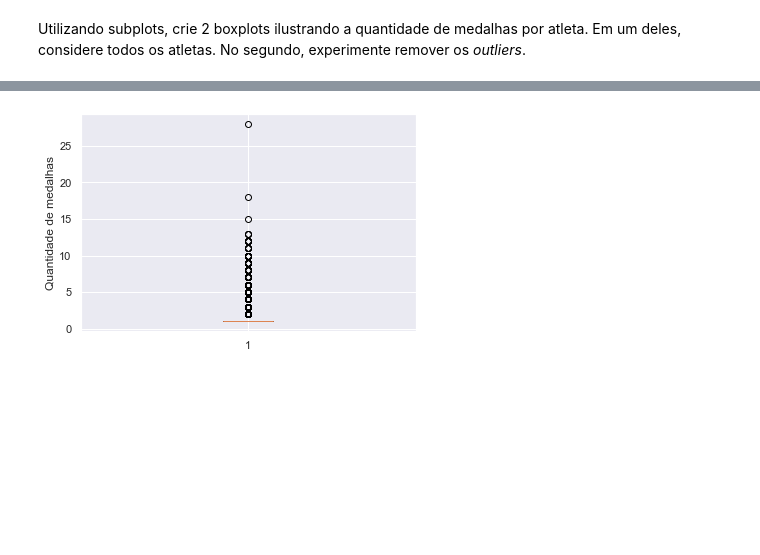
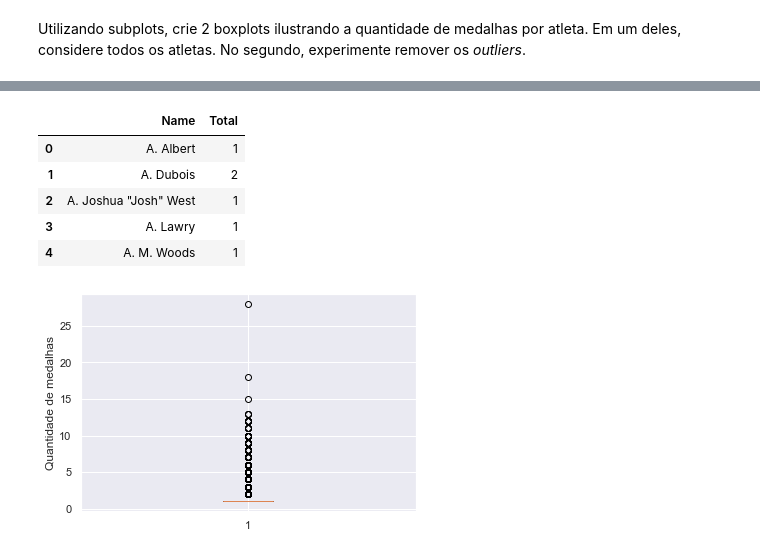
Before and after one commit to pedrobsantana/Projeto-II-Olimpiadas, a Jupyter notebook: Projeto - Dataviz - ADELAIDE.ipynb, the cells around one changed output, grey strips where cells are left out. Saved outputs shown, nothing was run; the diff lists cells and outputs as text; code cells hidden in the pictures; blank space fills up the shorter version.

```diff
--- a/Projeto - Dataviz - ADELAIDE.ipynb
+++ b/Projeto - Dataviz - ADELAIDE.ipynb
@@ -434 +549,17 @@ dtype: object
+# %%
+'''
+Utilizamos novamente o groupby para somar a quantidade total de medalhas por atleta. Passamos essa series para um dataframe,
+renomeamos a coluna do total de medalhas, resetamos o índice e temos um dataframe com a coluna de nome e uma do total de medalhas.
+'''
+df_atletas_verao_medalhas_por_nome_total = pd.DataFrame(df_atletas_verao_medalhas_por_nome.groupby(by='Name')['Quantity'].sum())
+df_atletas_verao_medalhas_por_nome_total.rename(columns = {'Quantity': 'Total'}, inplace = True)
+df_atletas_verao_medalhas_por_nome_total.reset_index(inplace = True)
+df_atletas_verao_medalhas_por_nome_total.head()
+# %% [output]
+|  | Name | Total |
+| 0 | A. Albert | 1 |
+| 1 | A. Dubois | 2 |
+| 2 | A. Joshua "Josh" West | 1 |
+| 3 | A. Lawry | 1 |
+| 4 | A. M. Woods | 1 |
 # %%
```
Also changed, not shown: parts of 61 cells of this notebook.
